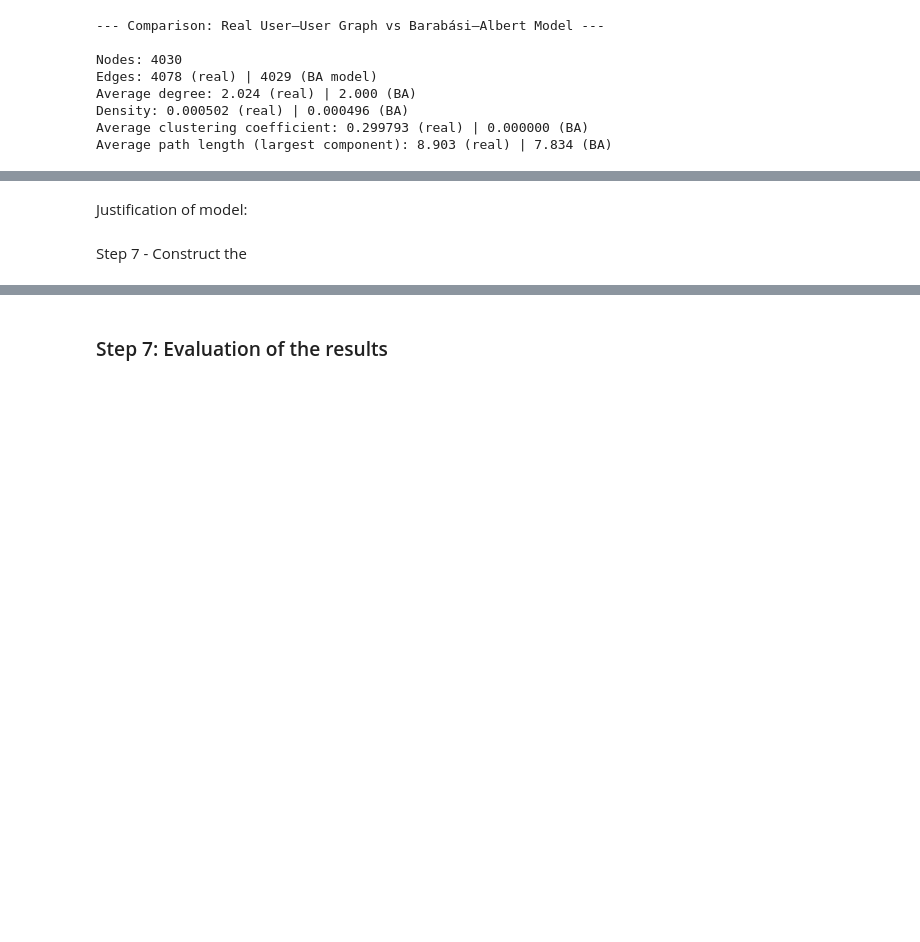
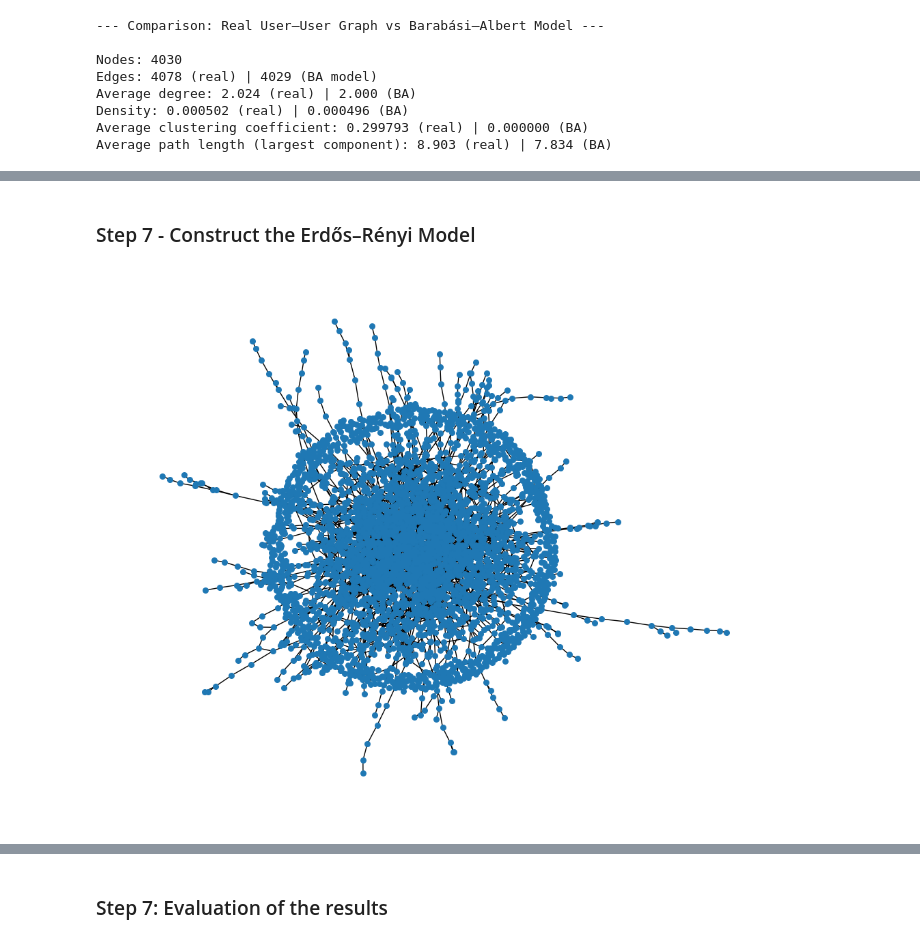
Before and after one commit to DanielQuiram-UM/Network_Science_Assignment_1, a Jupyter notebook: WS.ipynb, the cells around one changed output, grey strips where cells are left out. Saved outputs shown, nothing was run; the diff lists cells and outputs as text; code cells hidden in the pictures; blank space fills up the shorter version.

Commit message:
Added some justification/parametrization markdown cells

```diff
--- a/WS.ipynb
+++ b/WS.ipynb
@@ -1006,4 +1020,18 @@ Real: 0.0000, BA: 0.0017
-# %% [markdown]
-Justification of model:
 # %% [markdown]
-Step 7 - Construct the
+### Step 7 - Construct the Erdős–Rényi Model
+# %%
+# Construct the Erdős–Rényi graph to compare it to
+
+n_nodes = User_graph.number_of_nodes()
+n_edges = User_graph.number_of_edges()
+
+# --- Create ER graph ---
+# p = probability of edge creation in G(n, p)
+p = n_edges / (n_nodes * (n_nodes - 1) / 2)
+ER = nx.erdos_renyi_graph(n_nodes, p, seed=42)
+
+plt.figure(figsize=(10, 8))
+nx.draw(ER, with_labels=False, node_size=30)
+plt.show()
+# %% [output]
+[figure, added]
```
Also changed, not shown: parts of 12 cells of this notebook.
